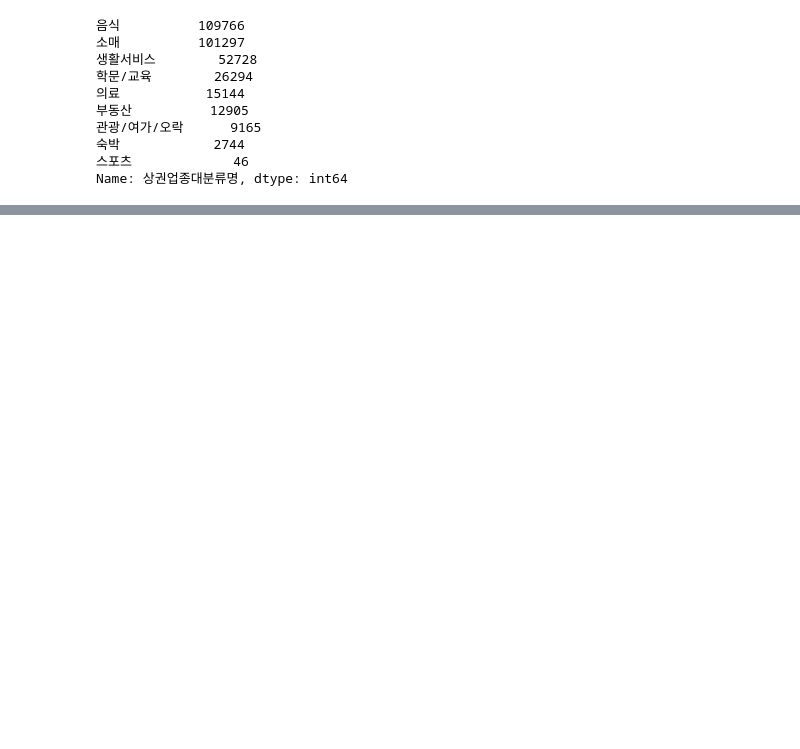
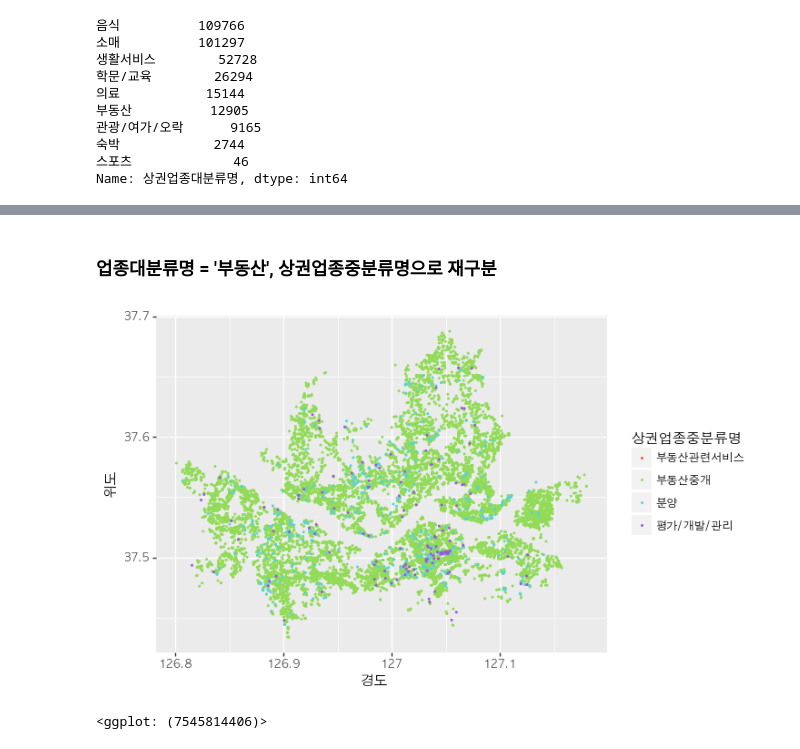
Before and after one commit to saykim/python_bigdata, a Jupyter notebook: aboutstore.ipynb, the cells around one changed output, grey strips where cells are left out. Cells and saved outputs as stored; diff of their text form; code cells hidden in the pictures; blank space fills up the shorter version.

```diff
--- a/aboutstore.ipynb
+++ b/aboutstore.ipynb
@@ -303,0 +302,15 @@ Name: 상권업종대분류명, dtype: int64
+# %% [markdown]
+### 업종대분류명 = '부동산', 상권업종중분류명으로 재구분
+# %%
+#대분류로 부동산 업종만 선택하여 '중분류'명으로 다시 재배열하면 좀 더 정확한 정보를 얻을 수 있다.
+shop_seoul_edu = shop_seoul[shop_seoul['상권업종대분류명'] == '부동산']
+
+(ggplot(shop_seoul_edu)
+ + aes(x = '경도', y='위도', color='상권업종중분류명')
+ + geom_point(size=0.2)
+ + theme(text =element_text(family='AppleGothic'))
+ + scale_fill_gradient(low = 'blue', high = 'green')
+)
+# %% [output]
+[figure, added]
+<ggplot: (7545814406)>
```
Also changed, not shown: parts of 15 cells of this notebook.
